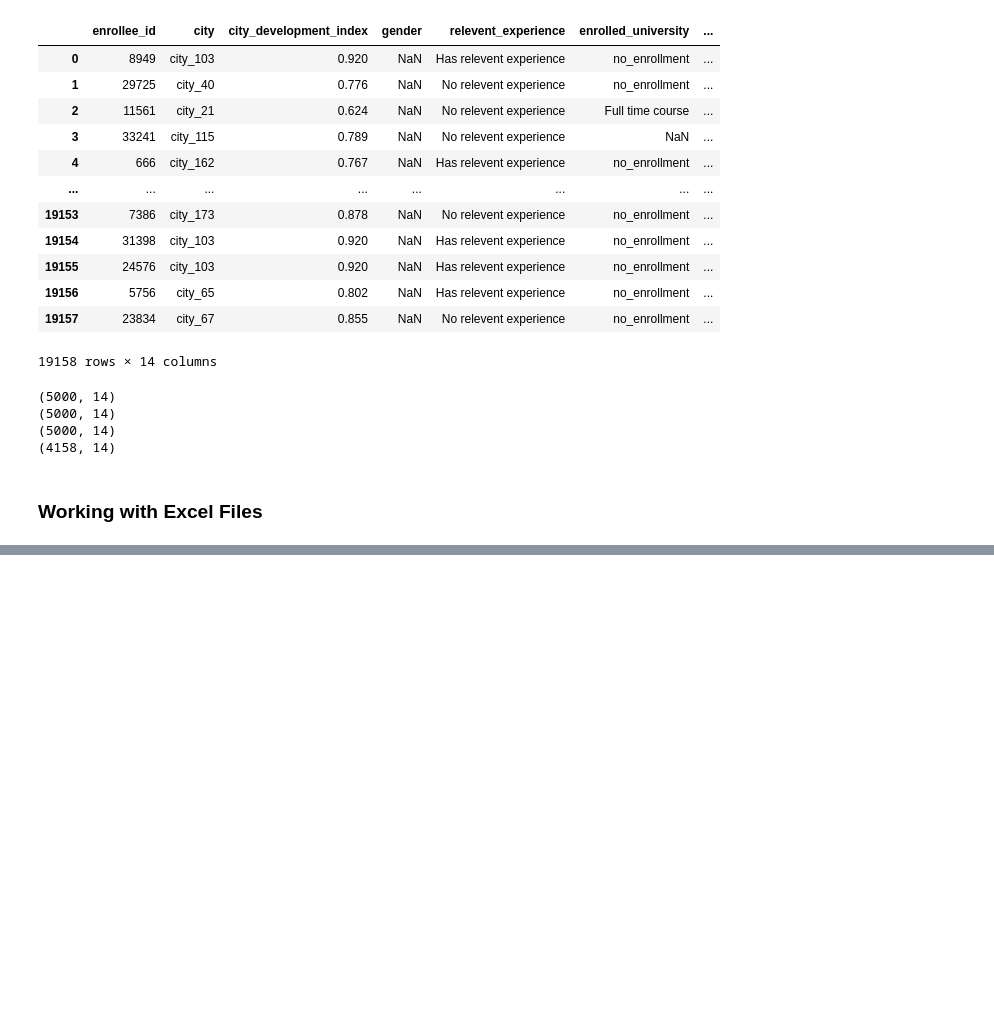
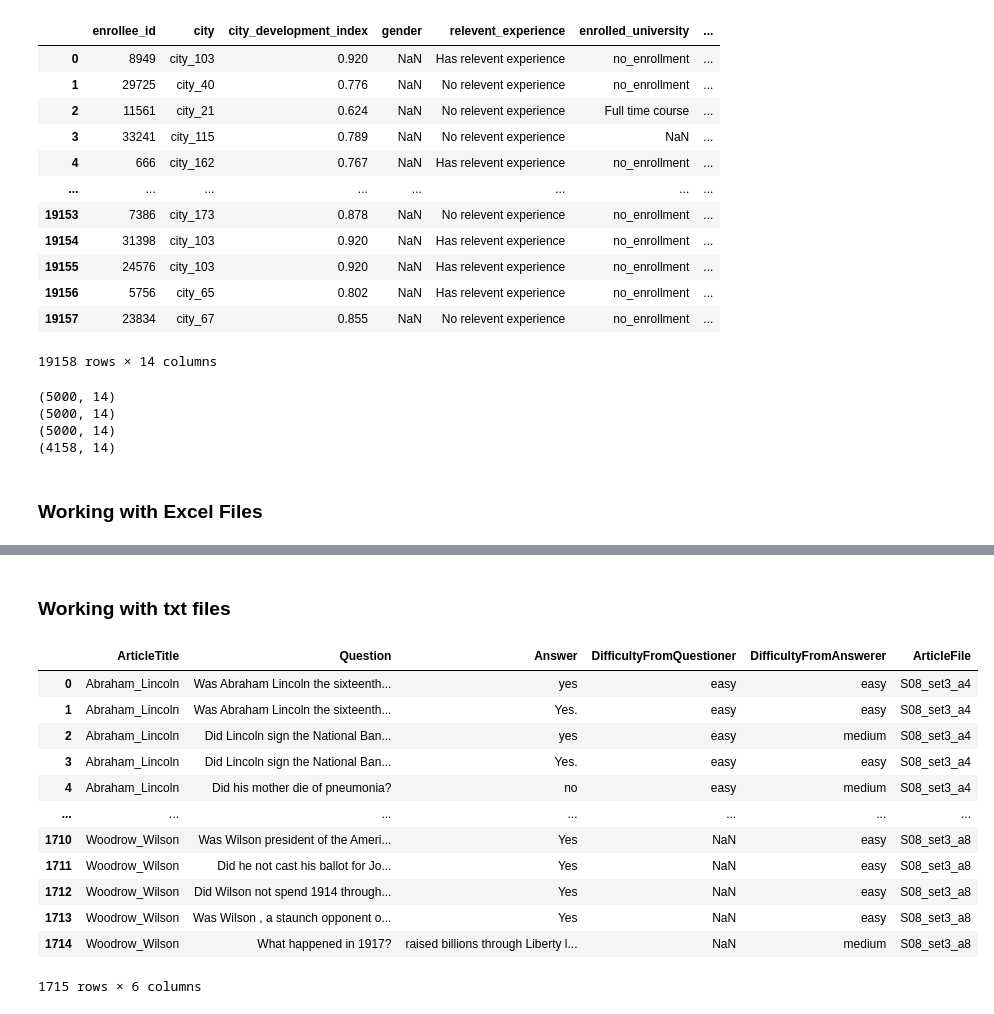
Before and after one commit to utkarshchouhan-dev/Python-Libraries, a Jupyter notebook: Data_Analysis_Process/data_analysis_process.ipynb, the cells around one changed output, grey strips where cells are left out. Saved outputs shown, nothing was run; the diff lists cells and outputs as text; code cells hidden in the pictures; blank space fills up the shorter version.

```diff
--- a/Data_Analysis_Process/data_analysis_process.ipynb
+++ b/Data_Analysis_Process/data_analysis_process.ipynb
@@ -339,0 +379,19 @@ for chunks in dfs:
+# %% [markdown]
+### Working with txt files
+# %%
+# To import txt files we still use read_csv but with some customization, by default read_csv uses , but we can change that behaviour with sep or delimiter parameter !
+pd.read_csv('/Users/utkarshchouhan/Desktop/Python-Libraries/Datasets/datasets-data_analysis_process/S08_question_answer_pairs.txt',delimiter='\t')
+# %% [output]
+|  | ArticleTitle | Question | Answer | DifficultyFromQuestioner | DifficultyFromAnswerer | ArticleFile |
+| 0 | Abraham_Lincoln | Was Abraham Lincoln the sixteenth... | yes | easy | easy | S08_set3_a4 |
+| 1 | Abraham_Lincoln | Was Abraham Lincoln the sixteenth... | Yes. | easy | easy | S08_set3_a4 |
+| 2 | Abraham_Lincoln | Did Lincoln sign the National Ban... | yes | easy | medium | S08_set3_a4 |
+| 3 | Abraham_Lincoln | Did Lincoln sign the National Ban... | Yes. | easy | easy | S08_set3_a4 |
+| 4 | Abraham_Lincoln | Did his mother die of pneumonia? | no | easy | medium | S08_set3_a4 |
+| ... | ... | ... | ... | ... | ... | ... |
+| 1710 | Woodrow_Wilson | Was Wilson president of the Ameri... | Yes | NaN | easy | S08_set3_a8 |
+| 1711 | Woodrow_Wilson | Did he not cast his ballot for Jo... | Yes | NaN | easy | S08_set3_a8 |
+| 1712 | Woodrow_Wilson | Did Wilson not spend 1914 through... | Yes | NaN | easy | S08_set3_a8 |
+| 1713 | Woodrow_Wilson | Was Wilson , a staunch opponent o... | Yes | NaN | easy | S08_set3_a8 |
+| 1714 | Woodrow_Wilson | What happened in 1917? | raised billions through Liberty l... | NaN | medium | S08_set3_a8 |
+1715 rows × 6 columns
```
Also changed, not shown: parts of 20 cells of this notebook, 7 other files.
